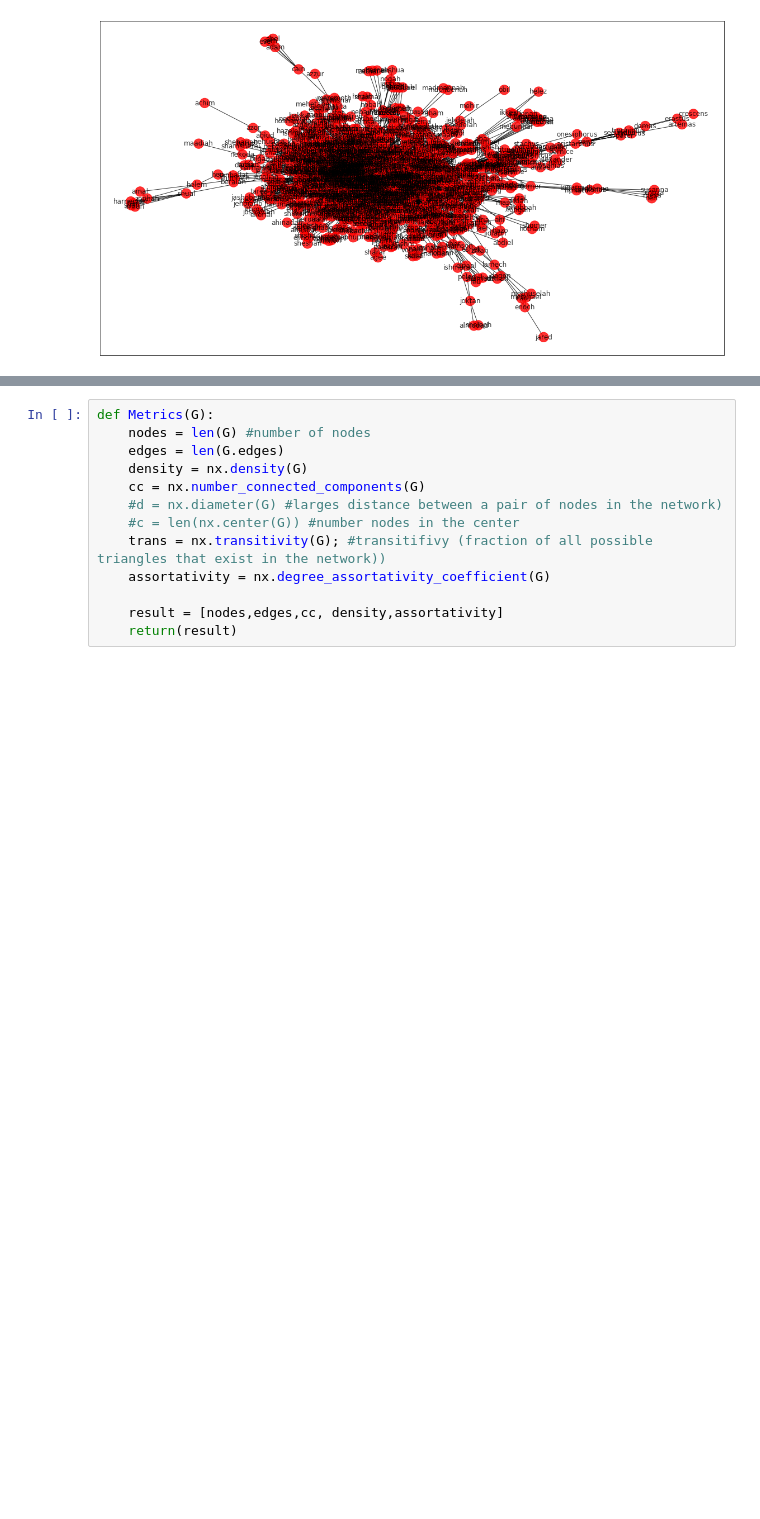
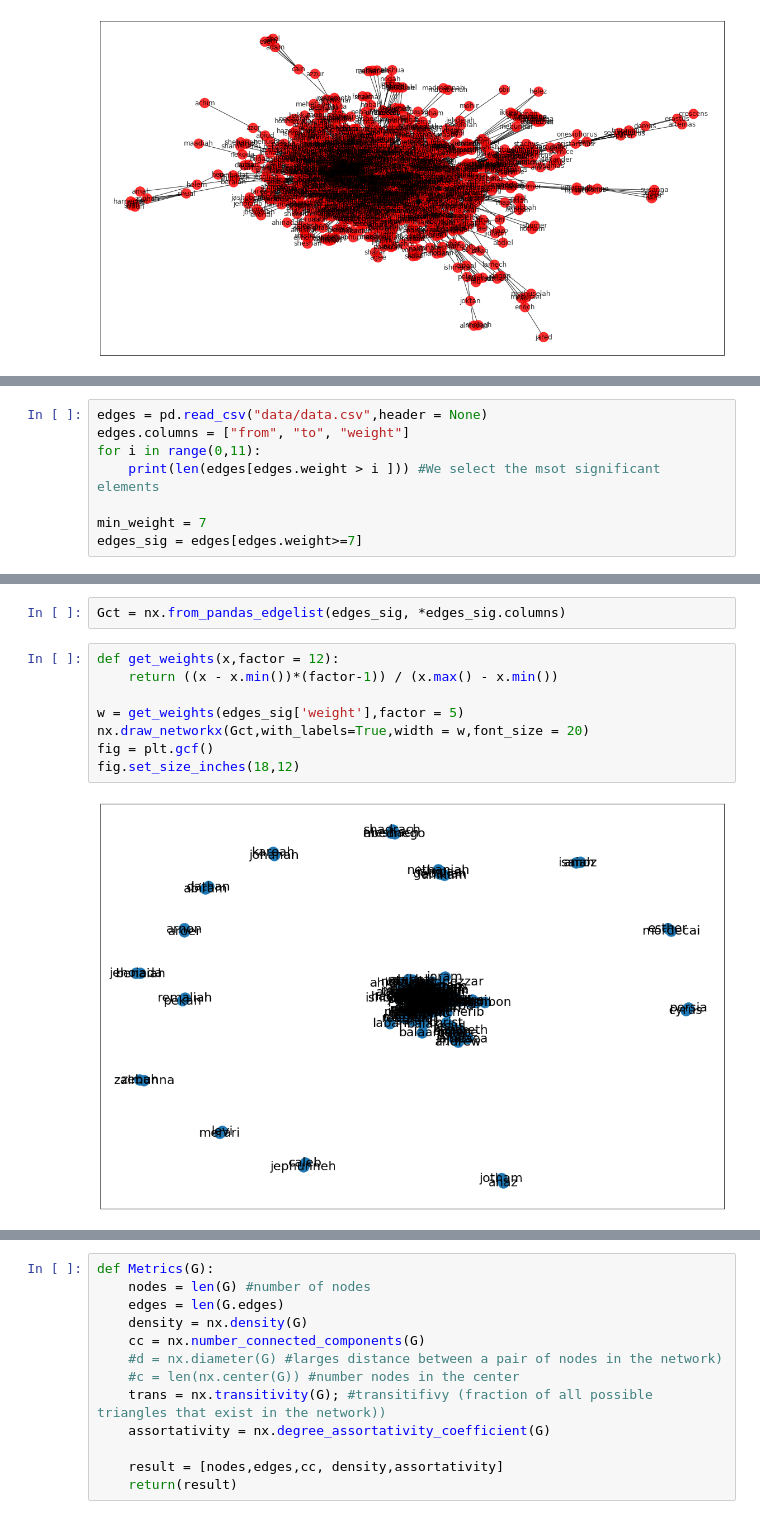
Before and after one commit to xavierlopeze/Bible_Names_Complex_Network_Analysis, a Jupyter notebook: presentation.ipynb, the cells around one changed output, grey strips where cells are left out. Saved outputs shown, nothing was run; the diff lists cells and outputs as text; blank space fills up the shorter version.

```diff
--- a/presentation.ipynb
+++ b/presentation.ipynb
@@ -233,0 +237,8 @@ plt.draw()
+# %%
+edges = pd.read_csv("data/data.csv",header = None)
+edges.columns = ["from", "to", "weight"]
+for i in range(0,11):
+    print(len(edges[edges.weight > i ])) #We select the msot significant elements
+
+min_weight = 7
+edges_sig = edges[edges.weight>=7]
@@ -233,0 +257,12 @@ plt.draw()
+# %%
+Gct = nx.from_pandas_edgelist(edges_sig, *edges_sig.columns)
+# %%
+def get_weights(x,factor = 12):
+    return ((x - x.min())*(factor-1)) / (x.max() - x.min())
+
+w = get_weights(edges_sig['weight'],factor = 5)
+nx.draw_networkx(Gct,with_labels=True,width = w,font_size = 20)
+fig = plt.gcf()
+fig.set_size_inches(18,12)
+# %% [output]
+[figure, added]
```
Also changed, not shown: parts of 23 cells of this notebook, 1 other file.
